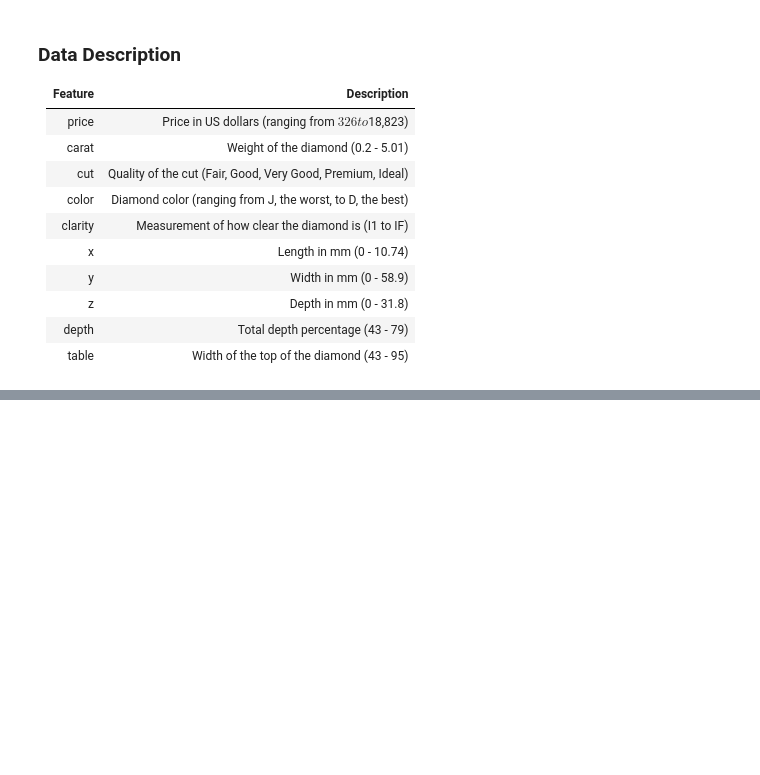
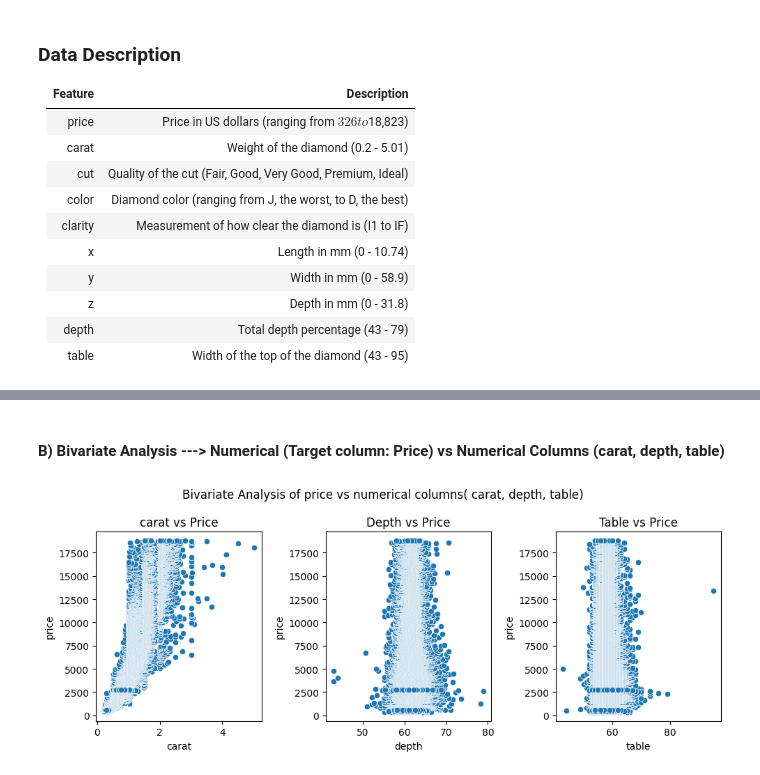
Before and after one commit to Angad143/Diamond-Price-Prediction, a Jupyter notebook: Diamonds_price_predictions.ipynb, the cells around one changed output, grey strips where cells are left out. Drawn from its saved outputs; the diff is of its cells as text; code cells hidden in the pictures; blank space fills up the shorter version.

```diff
--- a/Diamonds_price_predictions.ipynb
+++ b/Diamonds_price_predictions.ipynb
@@ -96,0 +129,24 @@ memory usage: 4.1+ MB
+# %% [markdown]
+#### **B) Bivariate Analysis ---> Numerical (Target column: Price) vs Numerical Columns (carat, depth, table)**
+# %%
+# Create a 1x3 grid of subplots for scatter plots
+fig, ax = plt.subplots(1, 3, figsize=(10, 4))
+fig.suptitle("Bivariate Analysis of price vs numerical columns( carat, depth, table)")
+
+# Plot the scatter plot of carat vs price
+ax[0].set_title("carat vs Price")
+sns.scatterplot(data=data, x = "carat", y = "price", ax=ax[0])
+
+# Plot the scatter plot of depth vs price
+ax[1].set_title("Depth vs Price")
+sns.scatterplot(data=data, x = "depth", y = "price", ax=ax[1])
+
+# Plot the scatter plot of table vs price
+ax[2].set_title("Table vs Price")
+sns.scatterplot(data=data, x = "table", y = "price", ax=ax[2])
+
+# Adjust layout
+plt.tight_layout()
+plt.show()
+# %% [output]
+[figure, added]
```
Also changed, not shown: parts of 8 cells of this notebook.
